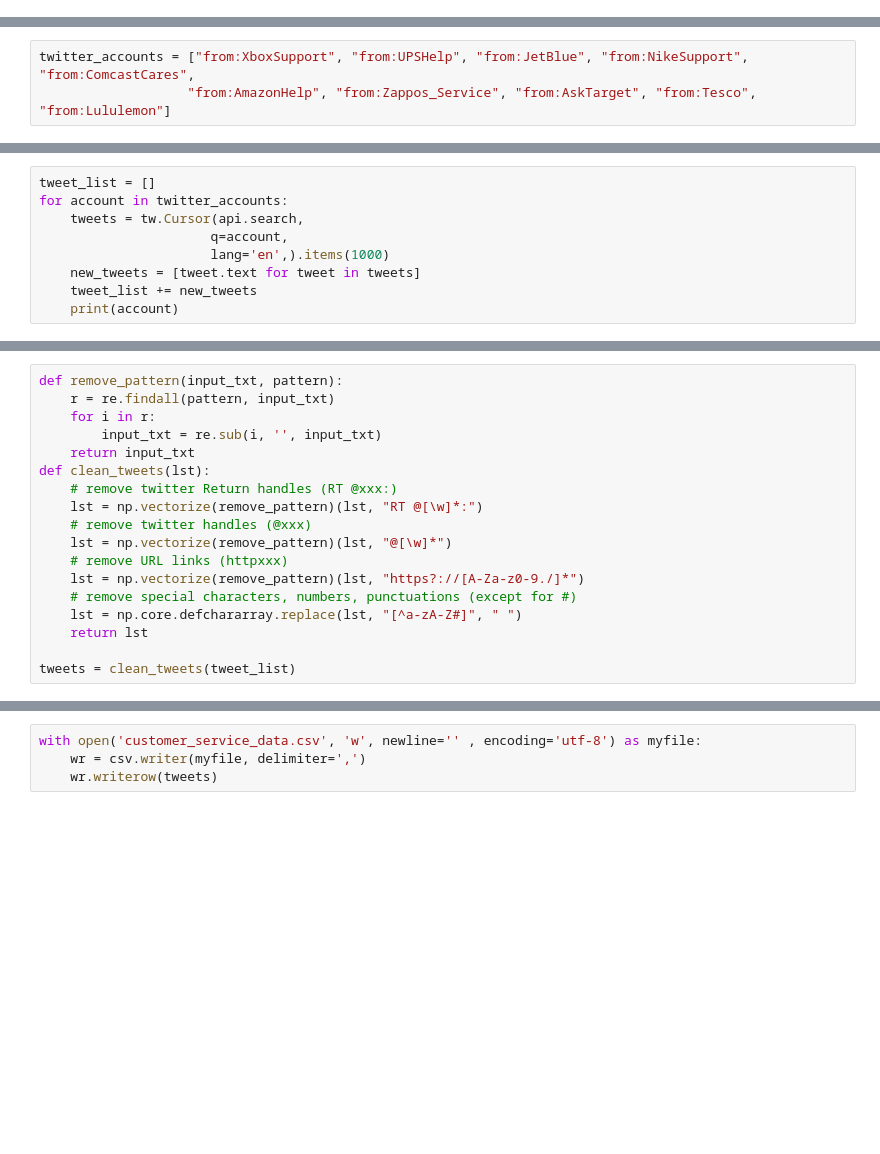
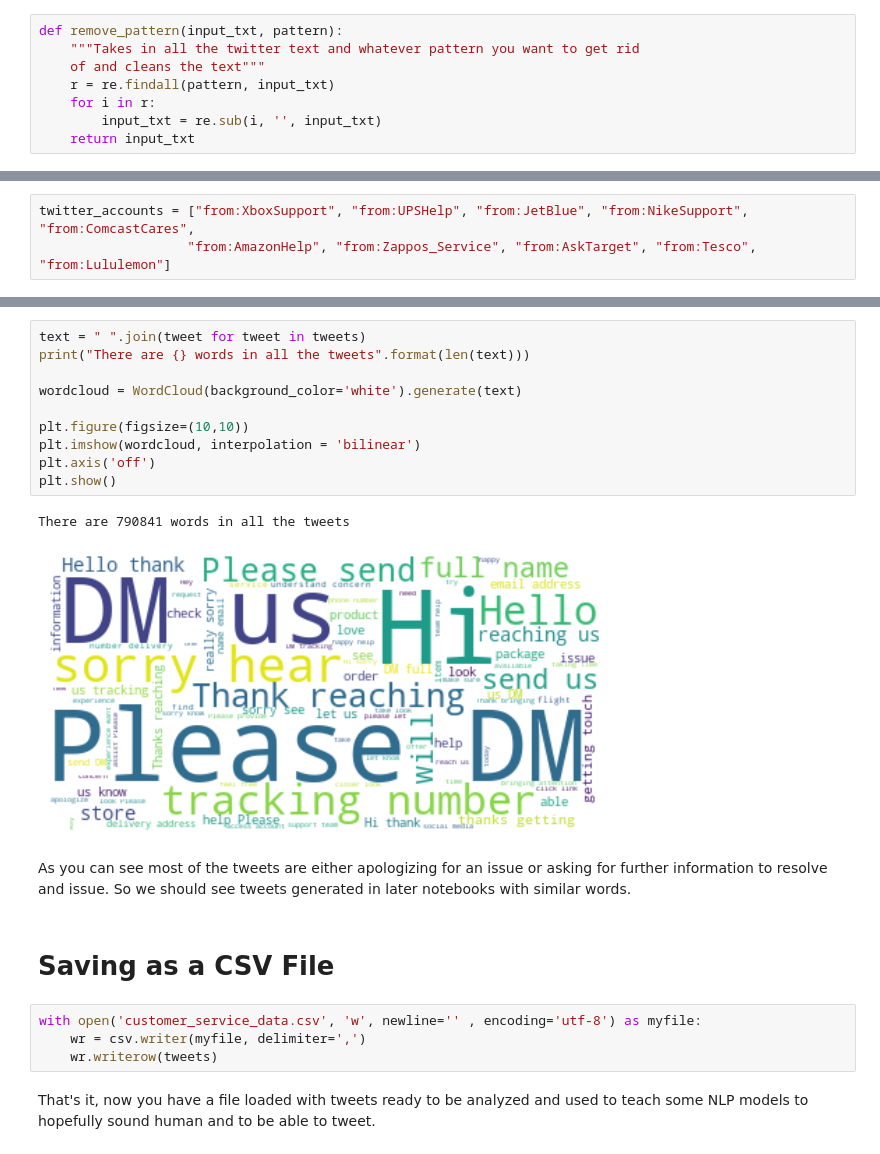
Before and after one commit to andymdc31/NLP-Project, a Jupyter notebook: tweet_finder.ipynb, the cells around one changed output, grey strips where cells are left out. Drawn from its saved outputs; the diff is of its cells as text; blank space fills up the shorter version.

Commit message:
updated tweet_finder

```diff
--- a/tweet_finder.ipynb
+++ b/tweet_finder.ipynb
@@ -10,2 +31,10 @@ def get_keys(path):
     with open(path) as f:
         return json.load(f)
+# %%
+def remove_pattern(input_txt, pattern):
+    """Takes in all the twitter text and whatever pattern you want to get rid
+    of and cleans the text"""
+    r = re.findall(pattern, input_txt)
+    for i in r:
+        input_txt = re.sub(i, '', input_txt)
+    return input_txt
@@ -42,9 +100,0 @@ new_search
-# %%
-tweet_list = []
-for account in twitter_accounts:
-    tweets = tw.Cursor(api.search,
-                      q=account,
-                      lang='en',).items(1000)
-    new_tweets = [tweet.text for tweet in tweets]
-    tweet_list += new_tweets
-    print(account)
@@ -86,18 +124,0 @@ len(tweet_list)
-# %%
-def remove_pattern(input_txt, pattern):
-    r = re.findall(pattern, input_txt)
-    for i in r:
-        input_txt = re.sub(i, '', input_txt)
-    return input_txt
-def clean_tweets(lst):
-    # remove twitter Return handles (RT @xxx:)
-    lst = np.vectorize(remove_pattern)(lst, "RT @[\w]*:")
-    # remove twitter handles (@xxx)
-    lst = np.vectorize(remove_pattern)(lst, "@[\w]*")
-    # remove URL links (httpxxx)
-    lst = np.vectorize(remove_pattern)(lst, "https?://[A-Za-z0-9./]*")
-    # remove special characters, numbers, punctuations (except for #)
-    lst = np.core.defchararray.replace(lst, "[^a-zA-Z#]", " ")
-    return lst
-
-tweets = clean_tweets(tweet_list)
@@ -108,4 +143,23 @@ import csv
+# %%
+text = " ".join(tweet for tweet in tweets)
+print("There are {} words in all the tweets".format(len(text)))
+
+wordcloud = WordCloud(background_color='white').generate(text)
+
+plt.figure(figsize=(10,10))
+plt.imshow(wordcloud, interpolation = 'bilinear')
+plt.axis('off')
+plt.show()
+# %% [output]
+There are 790841 words in all the tweets
+[figure, added]
+# %% [markdown]
+As you can see most of the tweets are either apologizing for an issue or asking for further information to resolve and issue. So we should see tweets generated in later notebooks with similar words.
+# %% [markdown]
+# Saving as a CSV File
 # %%
 with open('customer_service_data.csv', 'w', newline='' , encoding='utf-8') as myfile:
     wr = csv.writer(myfile, delimiter=',')
     wr.writerow(tweets)
+# %% [markdown]
+That's it, now you have a file loaded with tweets ready to be analyzed and used to teach some NLP models to hopefully sound human and to be able to tweet.
```
Also changed, not shown: parts of 23 cells of this notebook, 7 other files.
